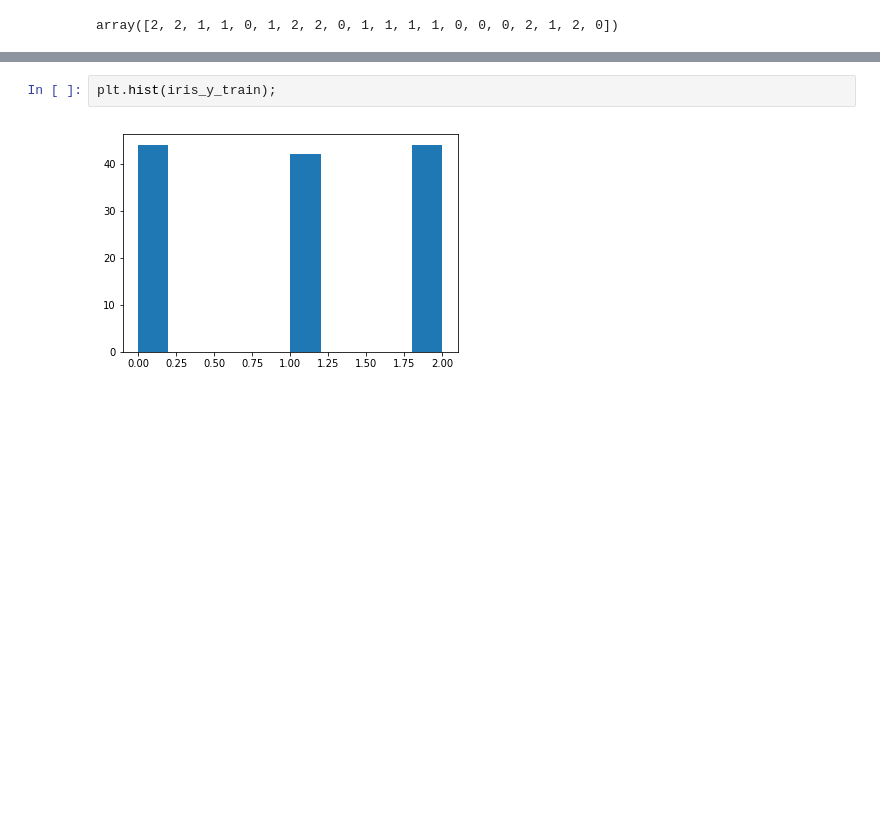
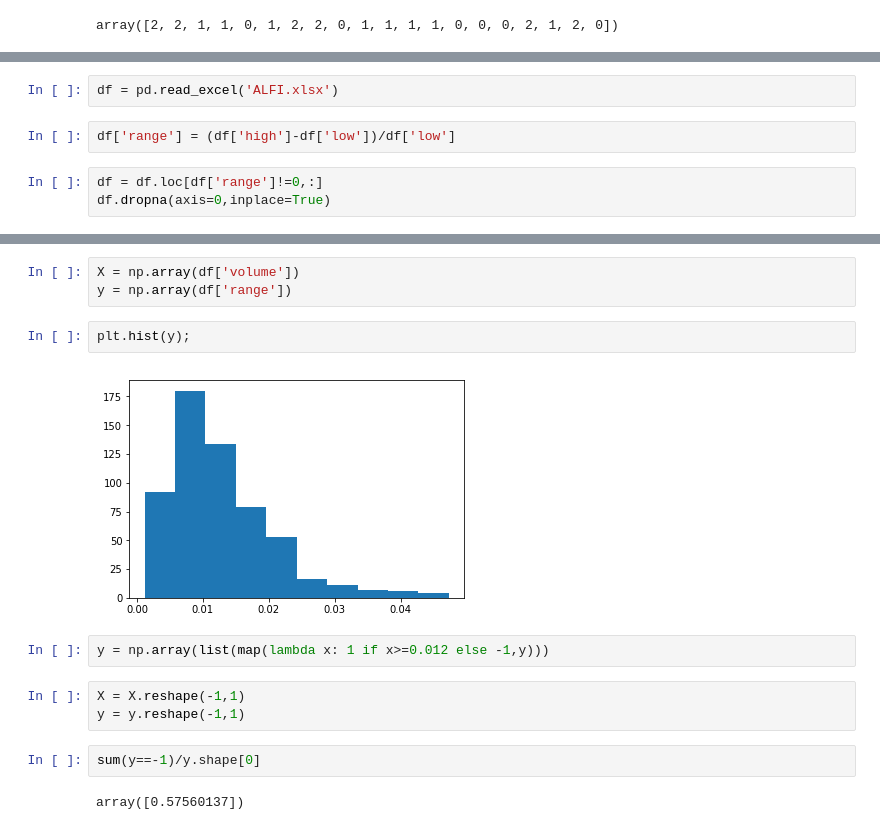
Before and after one commit to liyuefanxxl/python_training_test, a Jupyter notebook: training_material.ipynb, the cells around one changed output, grey strips where cells are left out. Saved outputs shown, nothing was run; the diff lists cells and outputs as text; blank space fills up the shorter version.

```diff
--- a/training_material.ipynb
+++ b/training_material.ipynb
@@ -326,0 +336,7 @@ sum(pred_random_forest==iris_y_test)/len(pred_random_)
+# %%
+df = pd.read_excel('ALFI.xlsx')
+# %%
+df['range'] = (df['high']-df['low'])/df['low']
+# %%
+df = df.loc[df['range']!=0,:]
+df.dropna(axis=0,inplace=True)
@@ -327,4 +364,16 @@ sum(pred_random_forest==iris_y_test)/len(pred_random_)
+# %%
+X = np.array(df['volume'])
+y = np.array(df['range'])
 # %%
-plt.hist(iris_y_train);
+plt.hist(y);
 # %% [output]
-[figure, old version]
+[figure, new version]
+# %%
+y = np.array(list(map(lambda x: 1 if x>=0.012 else -1,y)))
+# %%
+X = X.reshape(-1,1)
+y = y.reshape(-1,1)
+# %%
+sum(y==-1)/y.shape[0]
+# %% [output]
+array([0.57560137])
```
Also changed, not shown: parts of 14 cells of this notebook.
